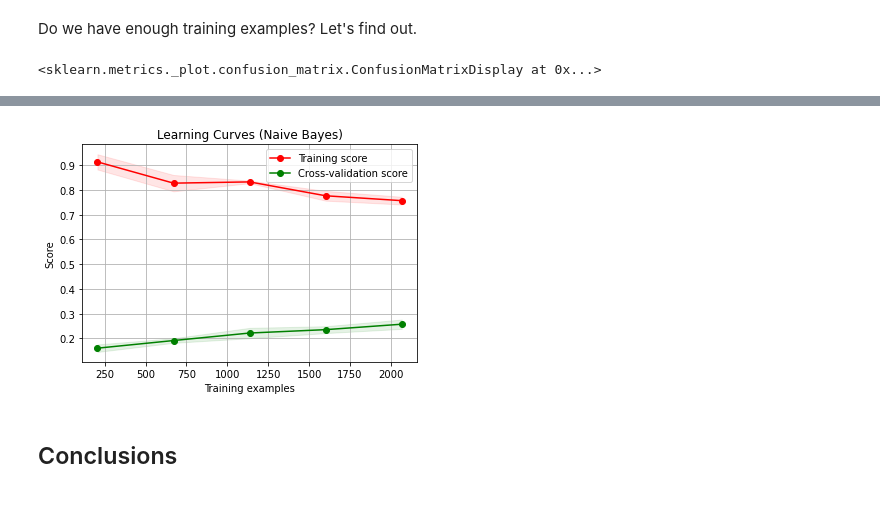
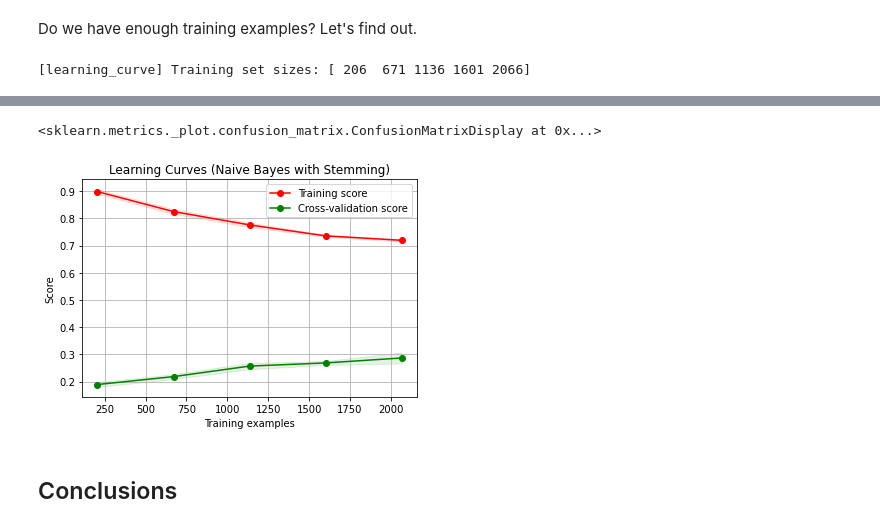
Before and after one commit to prestondunton/marvel-dialogue-nlp, a Jupyter notebook: Naive Bayes.ipynb, the cells around one changed output, grey strips where cells are left out. Cells and saved outputs as stored; diff of their text form; code cells hidden in the pictures.

```diff
--- a/Naive Bayes.ipynb
+++ b/Naive Bayes.ipynb
@@ -132,0 +194,3 @@ table
+# %%
+model3 = Pipeline([('vect', StemCountVectorizer(binary=False, ngram_range=(1,1), stop_words=None)),
+                  ('clf', MultinomialNB(alpha=0.1, fit_prior=False))])
@@ -132,0 +199,18 @@ table
+# %%
+pipe4 = Pipeline([('vect', StemCountVectorizer()),
+                  ('tfidf', TfidfTransformer()),
+                  ('clf', MultinomialNB())])
+
+parameters4 = {'vect__binary': [True, False],
+               'vect__stop_words': [None, 'english', stopwords.words('english')],
+              'vect__ngram_range': [(1,1), (1,2), (1,3)],
+              'tfidf__norm': ['l1', 'l2'],
+              'tfidf__use_idf': [True, False],
+              'clf__alpha': [10, 1, 1e-1, 1e-2, 1e-3, 1e-4],
+              'clf__fit_prior': [True, False]}
+
+grid4 = GridSearchCV(pipe4, parameters4, cv=cross_validator, scoring=score_method, n_jobs=-1, verbose=3)
+
+grid4.fit(X,y)
+
+grid4.best_params_
@@ -137,12 +254,12 @@ from sklearn.model_selection import train_test_split
 
 X_train, X_test, y_train, y_test = train_test_split(X, y, test_size=0.2, random_state=RANDOM_SEED)
 
-model1.fit(X_train,y_train)
-yhat = model1.predict(X_test)
+model3.fit(X_train,y_train)
+yhat = model3.predict(X_test)
 
 print("balanced_accuracy:", metrics.balanced_accuracy_score(y_test, yhat))
 
-plot = metrics.plot_confusion_matrix(model1, X_test, y_test,
+plot = metrics.plot_confusion_matrix(model3, X_test, y_test,
                              values_format = 'd',
                              cmap=plt.cm.Blues)
 # %% [output]
@@ -162,7 +279,7 @@ def plot_learning_curve(estimator, title, X, y, axes=None, cv=None,
 
     train_sizes, train_scores, test_scores = \
         learning_curve(estimator, X, y, cv=cv, n_jobs=n_jobs,
-                       train_sizes=train_sizes)
+                       train_sizes=train_sizes, verbose=3)
     train_scores_mean = np.mean(train_scores, axis=1)
     train_scores_std = np.std(train_scores, axis=1)
     test_scores_mean = np.mean(test_scores, axis=1)
@@ -186,8 +303,8 @@ def plot_learning_curve(estimator, title, X, y, axes=None, cv=None,
 # %%
 from sklearn.model_selection import learning_curve
 
-title = "Learning Curves (Naive Bayes)"
+title = "Learning Curves (Naive Bayes with Stemming)"
 
-plot_learning_curve(model1, title, X, y, cv=cross_validator)
+plot_learning_curve(model3, title, X, y, cv=cross_validator)
 # %% [output]
-<sklearn.metrics._plot.confusion_matrix.ConfusionMatrixDisplay at 0x...>
+[learning_curve] Training set sizes: [ 206  671 1136 1601 2066]
@@ -194,4 +315,5 @@ plot_learning_curve(model1, title, X, y, cv=cross_validator)
+<sklearn.metrics._plot.confusion_matrix.ConfusionMatrixDisplay at 0x...>
-[figure, old version]
+[figure, new version]
 # %% [markdown]
 ## Conclusions
 # %% [markdown]
```
Also changed, not shown: parts of 16 cells of this notebook, 4 other files.
